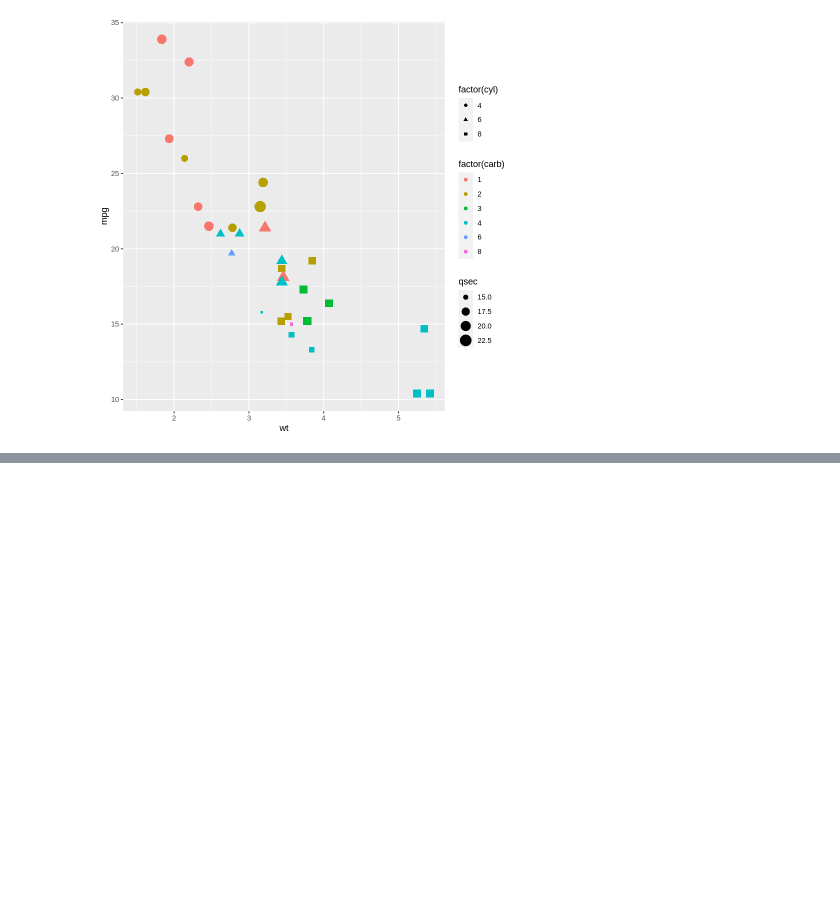
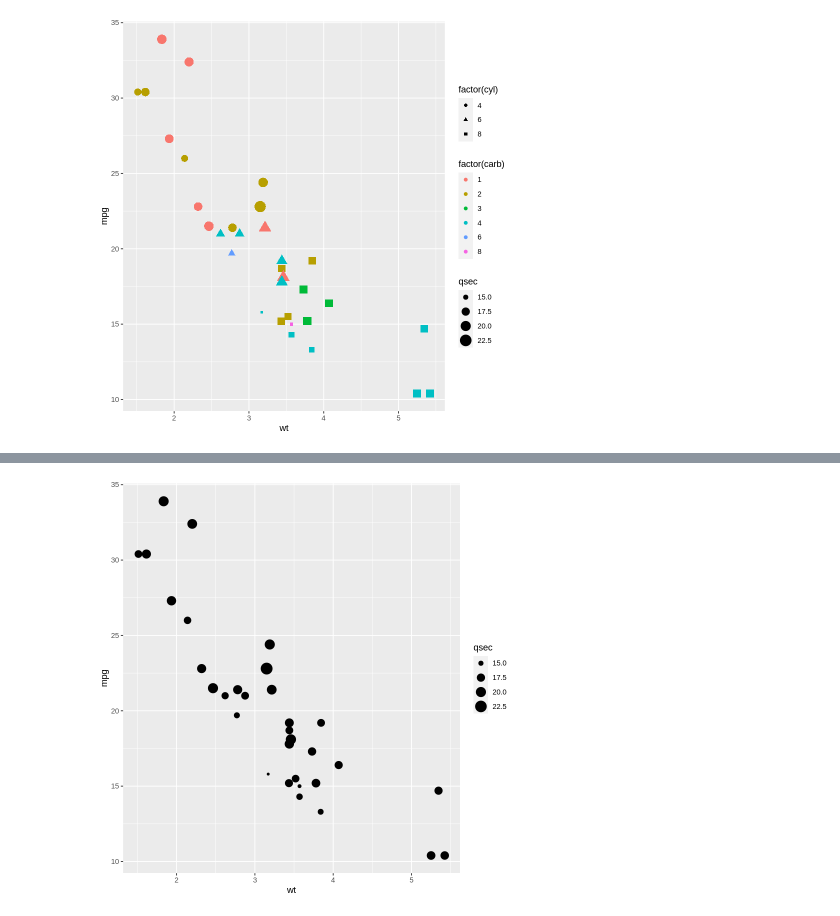
Before and after one commit to gyujin0450/RPRG_PartII, a Jupyter notebook: p259_기하학적기법시각화.ipynb, the cells around one changed output, grey strips where cells are left out. Cells and saved outputs as stored; diff of their text form; code cells hidden in the pictures; blank space fills up the shorter version.

```diff
--- a/p259_기하학적기법시각화.ipynb
+++ b/p259_기하학적기법시각화.ipynb
@@ -210,0 +280,4 @@ qplot(wt, mpg, data = mtcars, color = factor(carb), size = qsec, shape = factor(
+# %%
+qplot(wt,mpg, data = mtcars, size = qsec, geom = "point")
+# %% [output]
+[figure, added]
```
Also changed, not shown: parts of 11 cells of this notebook.
